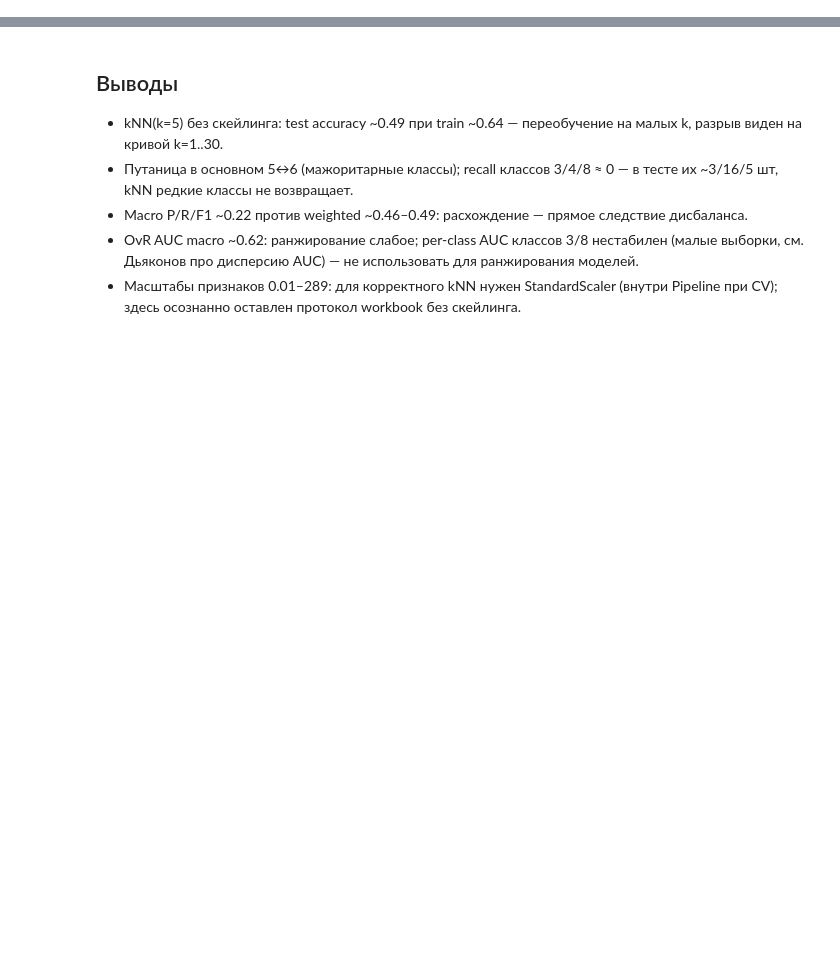
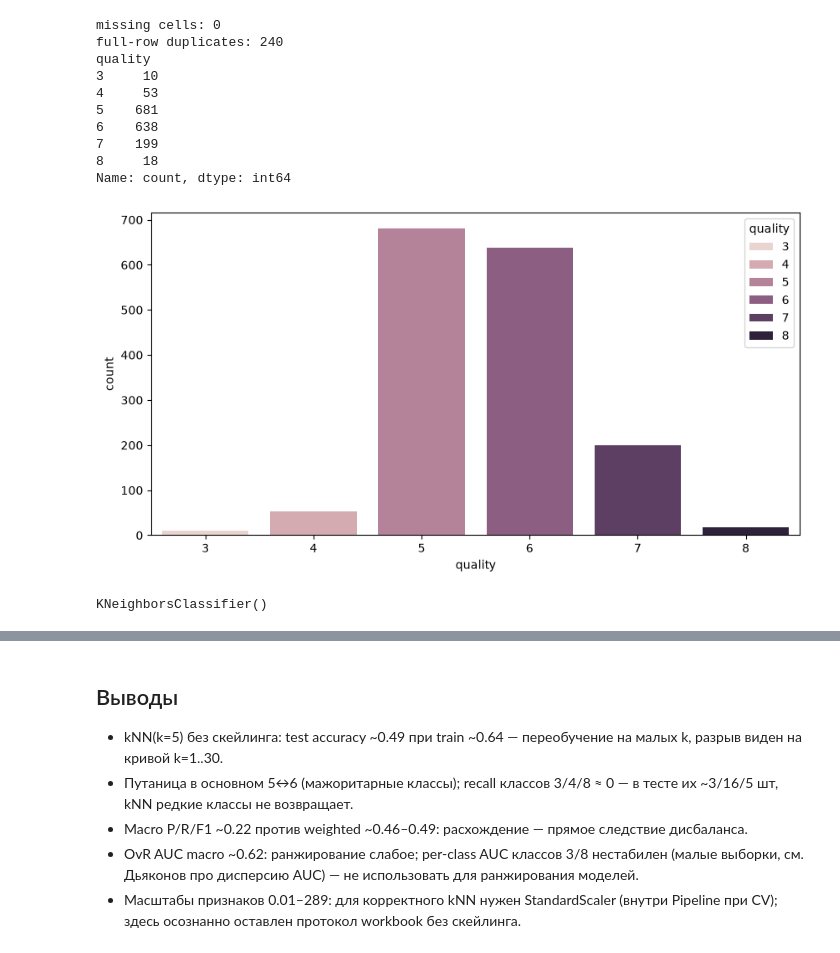
Before and after one commit to vladcheck/MIREA, a Jupyter notebook: 5C/AMODRPZ/tk5-6/wine_knn_solution.ipynb, the cells around one changed output, grey strips where cells are left out. Drawn from its saved outputs; the diff is of its cells as text; code cells hidden in the pictures; blank space fills up the shorter version.

```diff
--- a/5C/AMODRPZ/tk5-6/wine_knn_solution.ipynb
+++ b/5C/AMODRPZ/tk5-6/wine_knn_solution.ipynb
@@ -67,0 +21,5 @@ plt.title('Confusion matrix (k=5, test)'); plt.show()
+# %%
+#Загрузка датасета (workbook, ячейка 7: df + df.head())
+df = pd.read_csv('docs/winequality-red.csv')
+
+df.head()
@@ -67,0 +56,20 @@ plt.title('Confusion matrix (k=5, test)'); plt.show()
+# %%
+#Баланс классов (workbook, ячейка 12: sns.countplot)
+sns.countplot(x='quality', hue='quality', data=df)
+
+# отклонение: проверка «плохого датасета» (требование препода)
+print('missing cells:', int(df.isna().sum().sum()))
+print('full-row duplicates:', int(df.duplicated().sum()))
+print(df['quality'].value_counts().sort_index())
+# %% [output]
+missing cells: 0
+full-row duplicates: 240
+quality
+3     10
+4     53
+5    681
+6    638
+7    199
+8     18
+Name: count, dtype: int64
+[figure, added]
@@ -67,0 +115,6 @@ plt.title('Confusion matrix (k=5, test)'); plt.show()
+# %%
+#Модель kNN (workbook, ячейка 40)
+knn = KNeighborsClassifier()
+knn.fit(X_train, y_train)
+# %% [output]
+KNeighborsClassifier()
```
Also changed, not shown: parts of 15 cells of this notebook, 1 other file.
